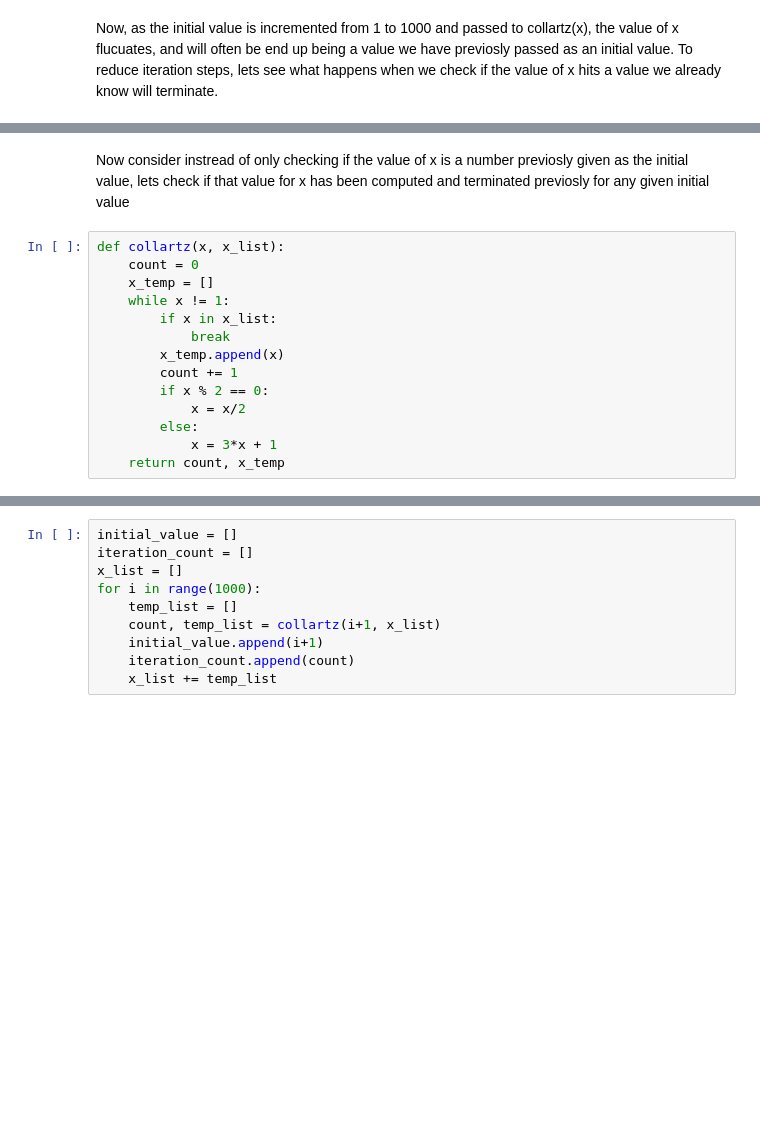
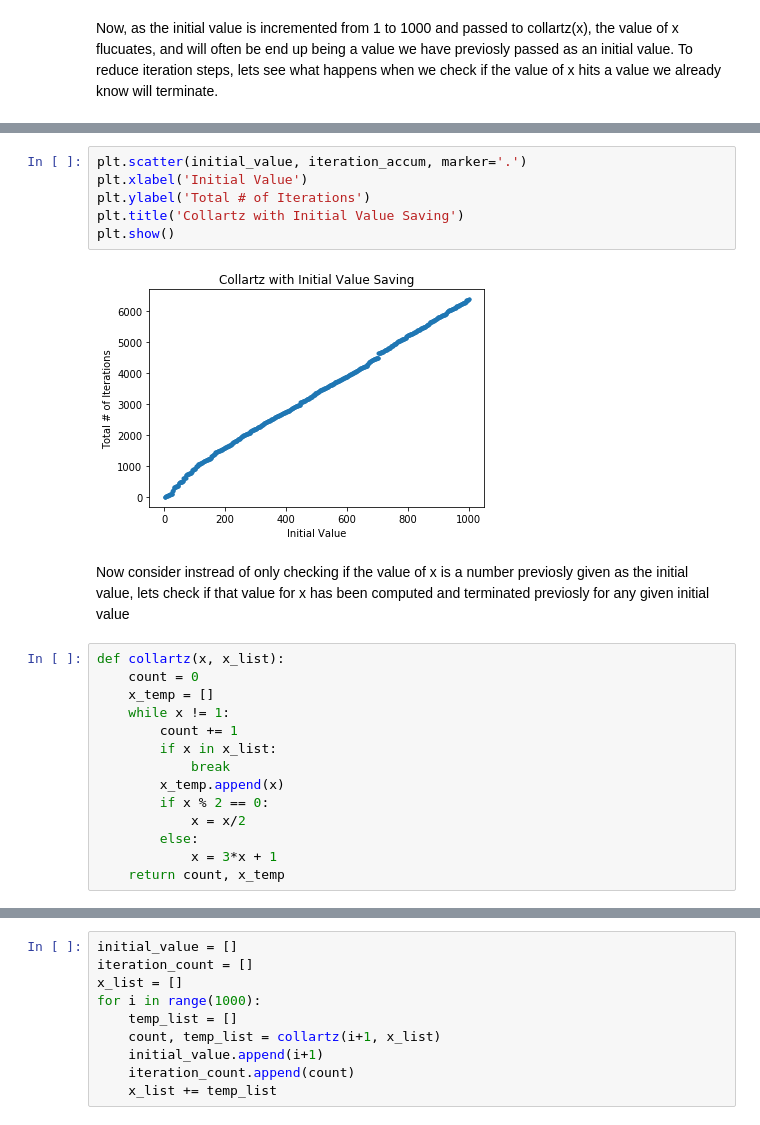
Before and after one commit to maxgillham/CMPE365, a Jupyter notebook: lab1/collartz.ipynb, the cells around one changed output, grey strips where cells are left out. Drawn from its saved outputs; the diff is of its cells as text; blank space fills up the shorter version.

```diff
--- a/lab1/collartz.ipynb
+++ b/lab1/collartz.ipynb
@@ -52,3 +76,11 @@ plt.show()
+# %%
+plt.scatter(initial_value, iteration_accum, marker='.')
+plt.xlabel('Initial Value')
+plt.ylabel('Total # of Iterations')
+plt.title('Collartz with Initial Value Saving')
+plt.show()
+# %% [output]
+[figure, added]
 # %% [markdown]
 Now consider instread of only checking if the value of x is a number previosly given as the initial value,  lets check if that value for x has been computed and terminated previosly for any given initial value
 # %%
@@ -56,10 +88,10 @@ def collartz(x, x_list):
     count = 0
     x_temp = []
     while x != 1:
+        count += 1
         if x in x_list:
             break
         x_temp.append(x)
-        count += 1
         if x % 2 == 0:
             x = x/2
         else:
```
Also changed, not shown: parts of 35 cells of this notebook.
